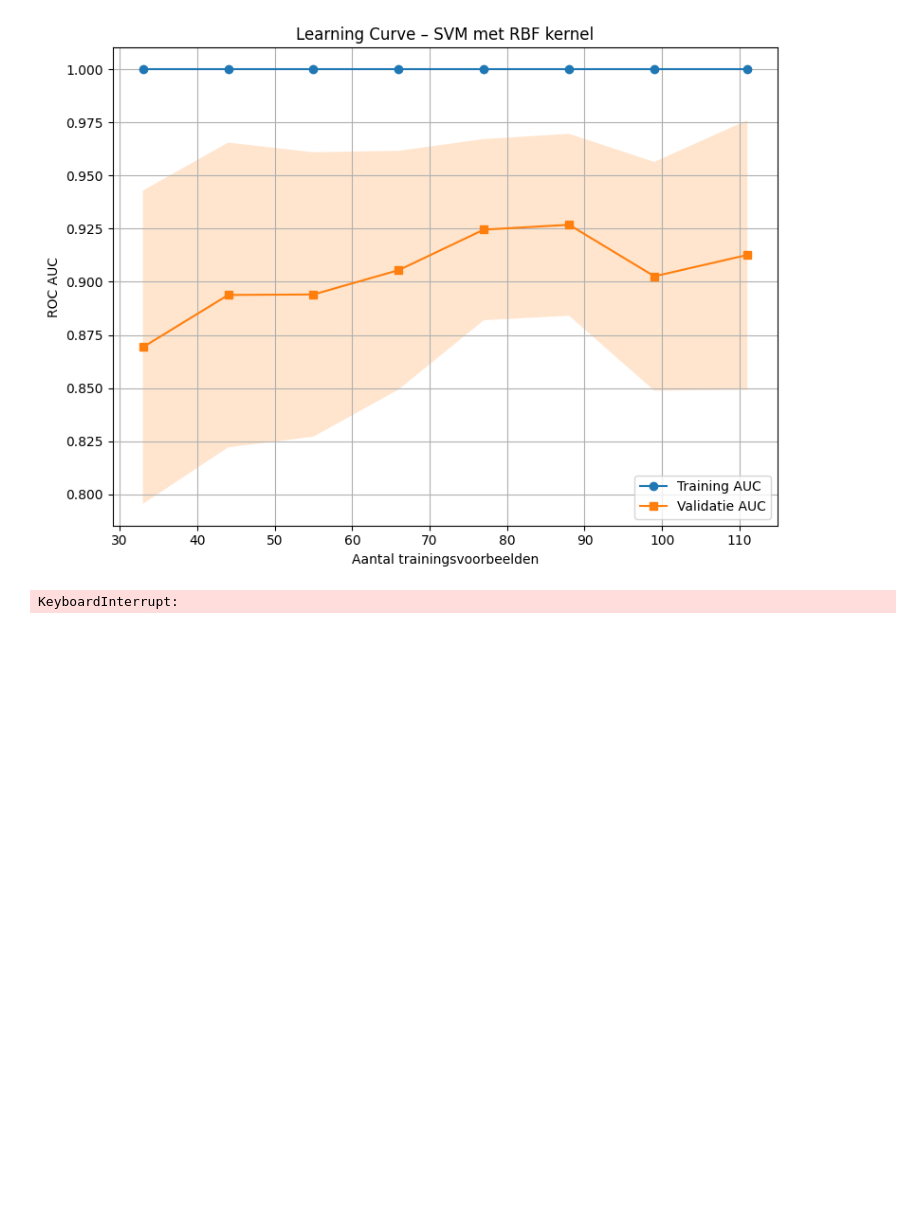
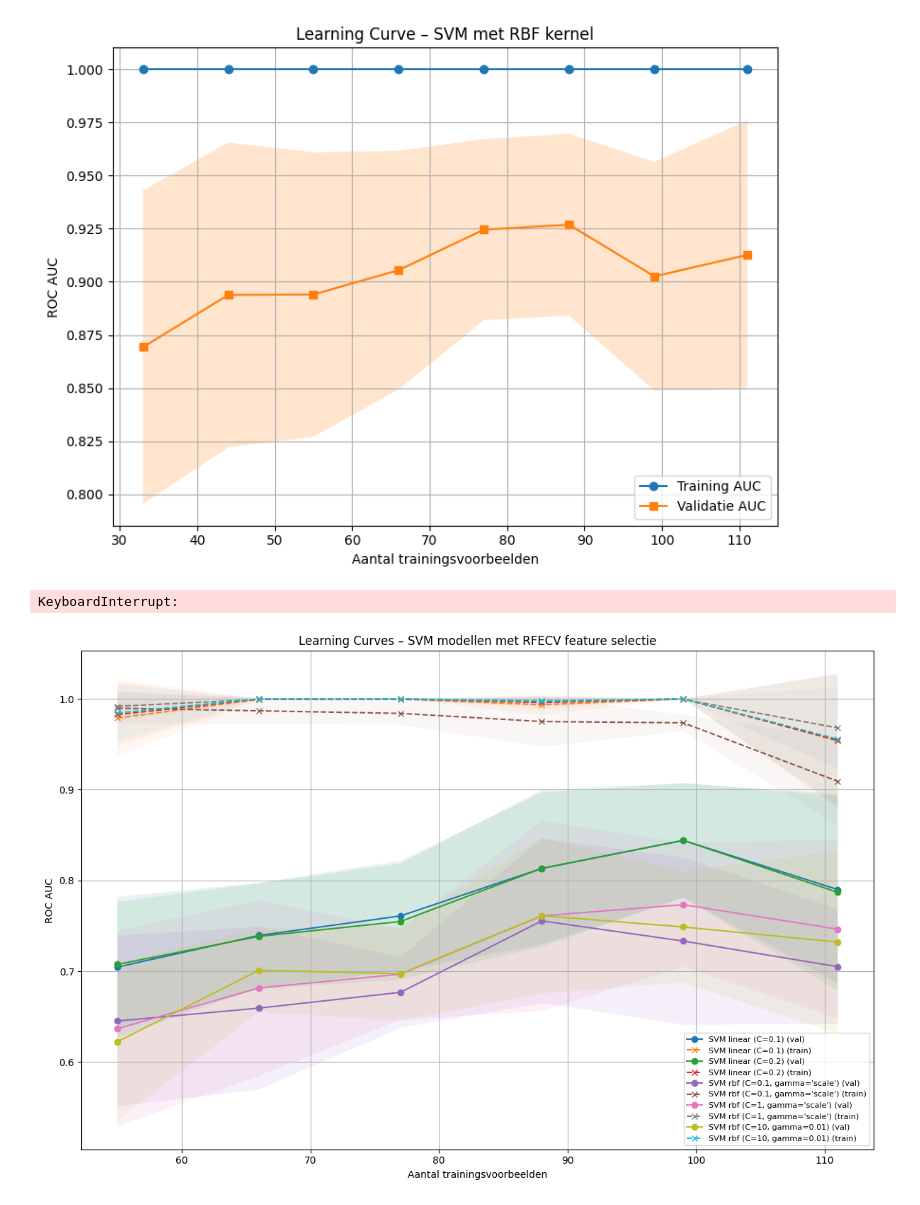
Before and after one commit to Lucaskust/TM10007_ML_Project_gr18, a Jupyter notebook: SVM.ipynb, the cells around one changed output. Cells and saved outputs as stored; diff of their text form; code cells hidden in the pictures; blank space fills up the shorter version.

Commit message:
Learning Curves – SVM modellen met RFECV feature selectie

```diff
--- a/SVM.ipynb
+++ b/SVM.ipynb
@@ -515,3 +498,85 @@ nested_scores = cross_val_score(
 print(f"✅ Nested CV AUC: {np.mean(nested_scores):.3f} ± {np.std(nested_scores):.3f}")
 # %% [output]
 KeyboardInterrupt:
+# %%
+# 📦 Imports
+import pandas as pd
+import numpy as np
+import matplotlib.pyplot as plt
+from sklearn.svm import SVC
+from sklearn.pipeline import Pipeline
+from sklearn.model_selection import StratifiedKFold, learning_curve
+from sklearn.feature_selection import RFECV
+from sklearn.preprocessing import StandardScaler, LabelEncoder
+
+# 📥 Data inladen
+df = pd.read_excel("TrainData.xlsx")  # <-- Zorg dat dit pad klopt
+X = df.drop(columns="label")
+y = df["label"]
+if y.dtype == 'object':
+    y = LabelEncoder().fit_transform(y)
+
+# 🔁 Te vergelijken modellen
+model_configs = {
+    "SVM linear (C=0.1)": SVC(kernel='linear', C=0.1, probability=True),
+    "SVM linear (C=0.2)": SVC(kernel='linear', C=0.2, probability=True),
+    "SVM rbf (C=0.1, gamma='scale')": SVC(kernel='rbf', C=0.1, gamma='scale', probability=True),
+    "SVM rbf (C=1, gamma='scale')": SVC(kernel='rbf', C=1, gamma='scale', probability=True),
+    "SVM rbf (C=10, gamma=0.01)": SVC(kernel='rbf', C=10, gamma=0.01, probability=True),
+}
+
+# 🧪 CV-instellingen
+outer_cv = StratifiedKFold(n_splits=5, shuffle=True, random_state=42)
+inner_cv = StratifiedKFold(n_splits=3, shuffle=True, random_state=42)
+train_sizes = np.linspace(0.5, 1.0, 6)
+
+# 📈 Plot initialiseren
+plt.figure(figsize=(12, 8))
+
+# 🚀 Loop over modelconfiguraties
+for label, model in model_configs.items():
+    pipeline = Pipeline([
+        ('scaler', StandardScaler()),
+        ('feature_selection', RFECV(
+            estimator=SVC(kernel='linear'),
+            step=1,
+            cv=inner_cv,
+            scoring='roc_auc',
+            n_jobs=-1
+        )),
+        ('clf', model)
+    ])
+
+    train_sizes_out, train_scores, val_scores = learning_curve(
+        estimator=pipeline,
+        X=X,
+        y=y,
+        train_sizes=train_sizes,
+        cv=outer_cv,
+        scoring='roc_auc',
+        n_jobs=-1,
+        shuffle=True,
+        random_state=42
+    )
+
+    train_mean = np.mean(train_scores, axis=1)
+    train_std = np.std(train_scores, axis=1)
+    val_mean = np.mean(val_scores, axis=1)
+    val_std = np.std(val_scores, axis=1)
+
+    plt.plot(train_sizes_out, val_mean, label=f"{label} (val)", marker='o')
+    plt.fill_between(train_sizes_out, val_mean - val_std, val_mean + val_std, alpha=0.1)
+
+    plt.plot(train_sizes_out, train_mean, label=f"{label} (train)", linestyle='--', marker='x')
+    plt.fill_between(train_sizes_out, train_mean - train_std, train_mean + train_std, alpha=0.05)
+
+# 🎨 Plot afwerking
+plt.title("Learning Curves – SVM modellen met RFECV feature selectie")
+plt.xlabel("Aantal trainingsvoorbeelden")
+plt.ylabel("ROC AUC")
+plt.grid(True)
+plt.legend(loc="lower right", fontsize=8)
+plt.tight_layout()
+plt.show()
+# %% [output]
+[figure, added]
```
Also changed, not shown: parts of 1 cell of this notebook.
